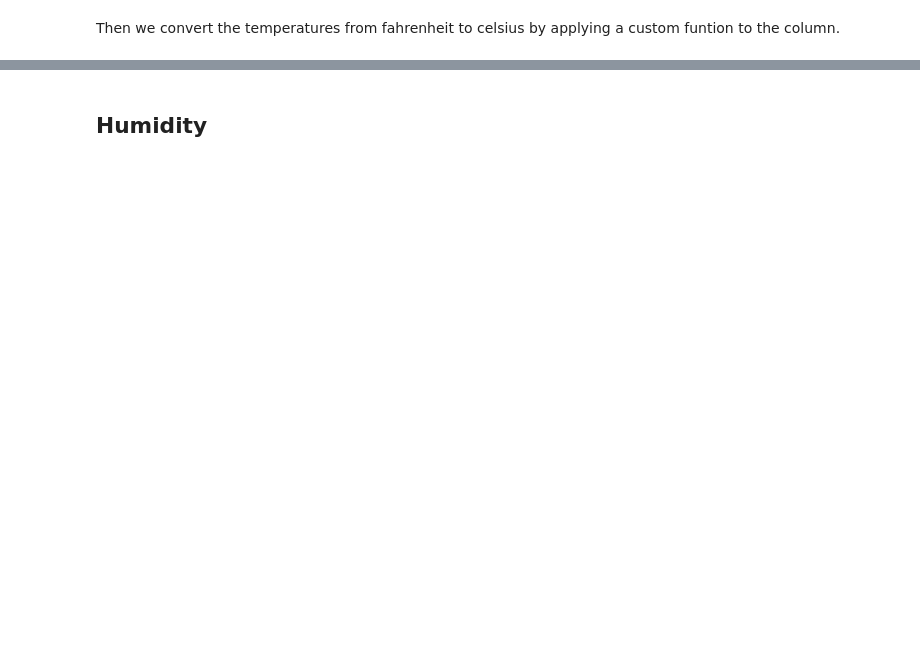
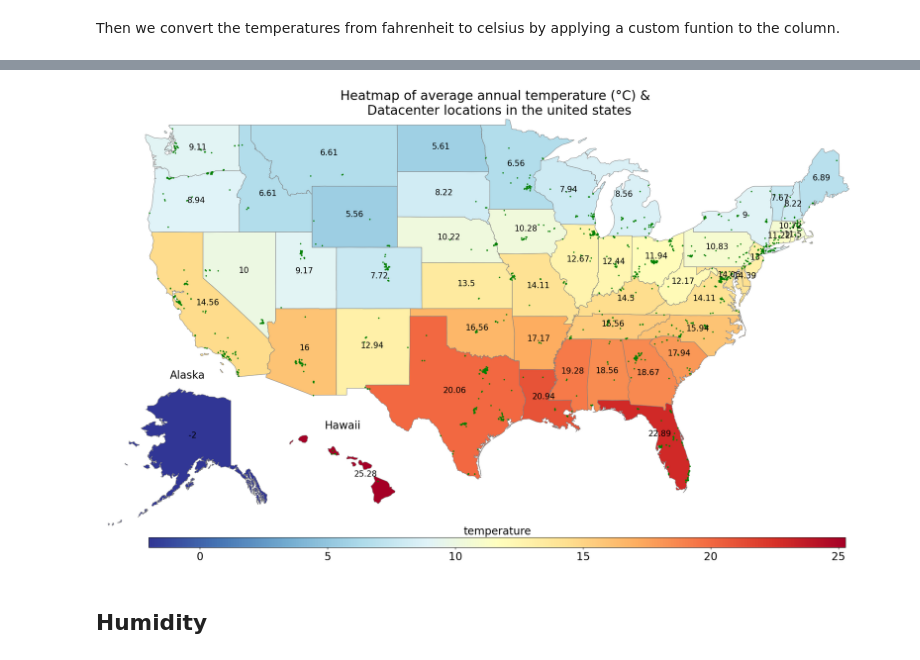
Before and after one commit to trinerye/spatial_exam, a Jupyter notebook: src/maps.ipynb, the cells around one changed output, grey strips where cells are left out. Saved outputs shown, nothing was run; the diff lists cells and outputs as text; code cells hidden in the pictures; blank space fills up the shorter version.

```diff
--- a/src/maps.ipynb
+++ b/src/maps.ipynb
@@ -252,6 +299,6 @@ plot_us_states(merged_data, data_column,
 # %% [markdown]
 First, we import the average annual temperature by states for 2023.
 # %%
-state_temp_file = os.path.join('..','in','state_temp.csv')
+state_temp_file = os.path.join(in_path,'state_temp.csv')
 state_temp = pd.read_csv(state_temp_file, skiprows=4)
 state_temp.head()
@@ -303,4 +387,4 @@ state_temp.head()
 # %%
-merged_data = merged_data.merge(state_temp, how='left', on='State_Name')
+map_data = map_data.merge(state_temp, how='left', on='State_Name')
 
-merged_data.head()
+map_data.head()
@@ -307,16 +398,18 @@ merged_data.head()
 # %%
 data_column = 'temperature'
 
 title = f'Heatmap of average annual temperature (°C) & \n Datacenter locations in the united states'
 
-plot_us_states(merged_data,
+plot_us_states(map_data,
                data_column,
                plot_points=dc_gdf,
                point_color='green',
                title=title,
                colormap='RdYlBu_r',
                label_states=True,
                output_file='avg temperatures and datacenter locations.png')
+# %% [output]
+[figure, added]
 # %% [markdown]
 ## Humidity
 # %%
```
Also changed, not shown: parts of 53 cells of this notebook.
